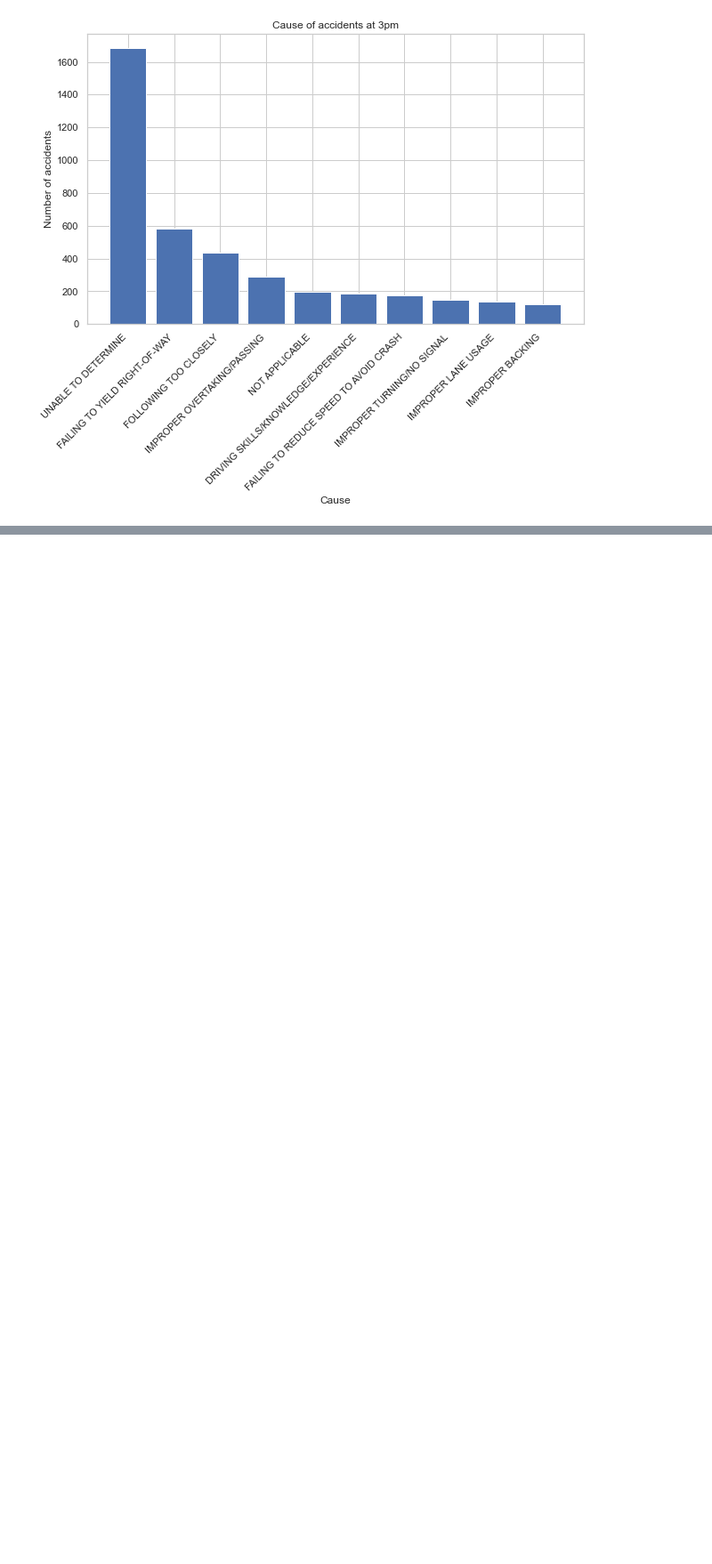
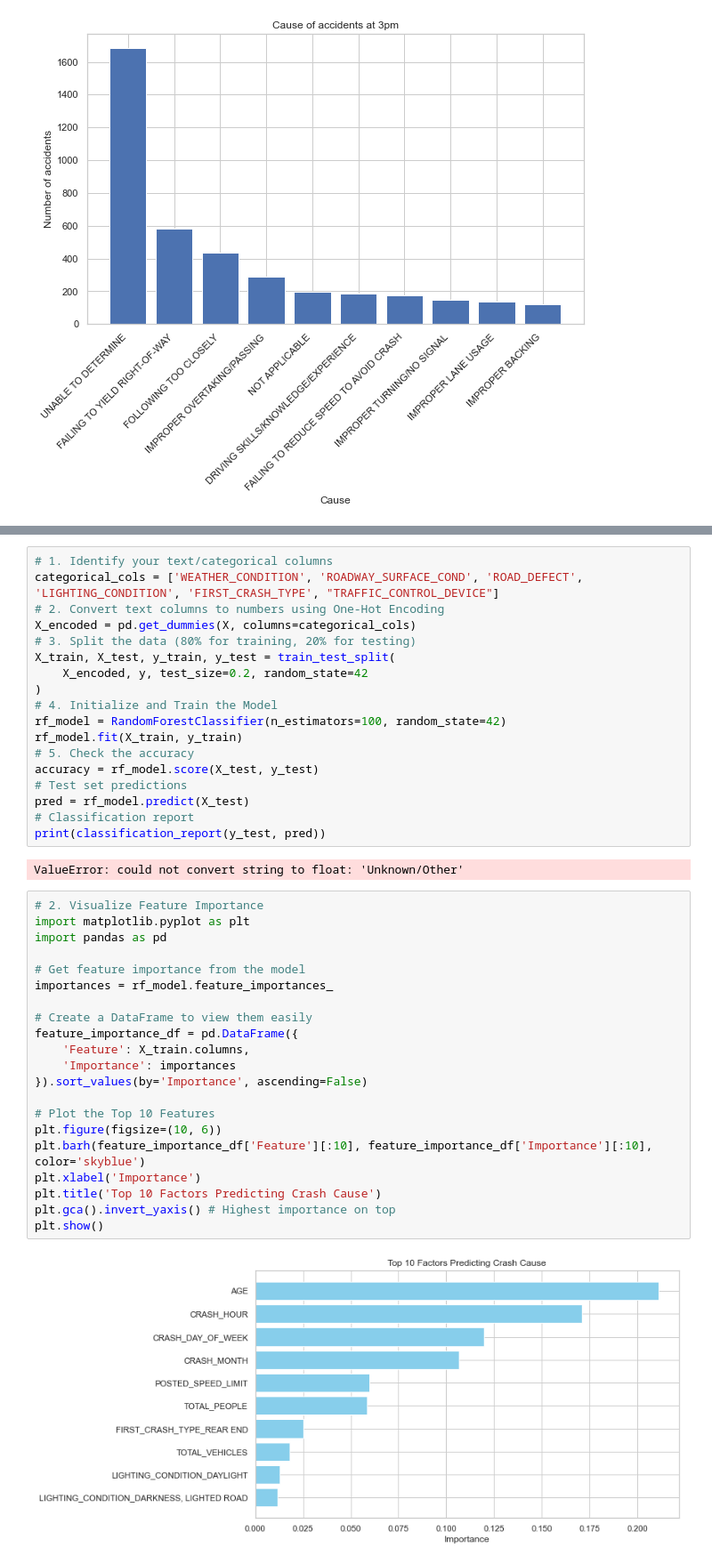
Before and after one commit to Victor-Mufasa/Phase-4-Project, a Jupyter notebook: index.ipynb, the cells around one changed output, grey strips where cells are left out. Shown at 89% size. Saved outputs shown, nothing was run; the diff lists cells and outputs as text; blank space fills up the shorter version.

Commit message:
Modelling

```diff
--- a/index.ipynb
+++ b/index.ipynb
@@ -288,0 +424,43 @@ plt.show()
+# %%
+# 1. Identify your text/categorical columns
+categorical_cols = ['WEATHER_CONDITION', 'ROADWAY_SURFACE_COND', 'ROAD_DEFECT', 'LIGHTING_CONDITION', 'FIRST_CRASH_TYPE', "TRAFFIC_CONTROL_DEVICE"]
+# 2. Convert text columns to numbers using One-Hot Encoding
+X_encoded = pd.get_dummies(X, columns=categorical_cols)
+# 3. Split the data (80% for training, 20% for testing)
+X_train, X_test, y_train, y_test = train_test_split(
+    X_encoded, y, test_size=0.2, random_state=42
+)
+# 4. Initialize and Train the Model
+rf_model = RandomForestClassifier(n_estimators=100, random_state=42)
+rf_model.fit(X_train, y_train)
+# 5. Check the accuracy
+accuracy = rf_model.score(X_test, y_test)
+# Test set predictions
+pred = rf_model.predict(X_test)
+# Classification report
+print(classification_report(y_test, pred))
+# %% [output]
+ValueError: could not convert string to float: 'Unknown/Other'
+# %%
+# 2. Visualize Feature Importance
+import matplotlib.pyplot as plt
+import pandas as pd
+
+# Get feature importance from the model
+importances = rf_model.feature_importances_
+
+# Create a DataFrame to view them easily
+feature_importance_df = pd.DataFrame({
+    'Feature': X_train.columns,
+    'Importance': importances
+}).sort_values(by='Importance', ascending=False)
+
+# Plot the Top 10 Features
+plt.figure(figsize=(10, 6))
+plt.barh(feature_importance_df['Feature'][:10], feature_importance_df['Importance'][:10], color='skyblue')
+plt.xlabel('Importance')
+plt.title('Top 10 Factors Predicting Crash Cause')
+plt.gca().invert_yaxis() # Highest importance on top
+plt.show()
+# %% [output]
+[figure, added]
```
Also changed, not shown: parts of 13 cells of this notebook.
